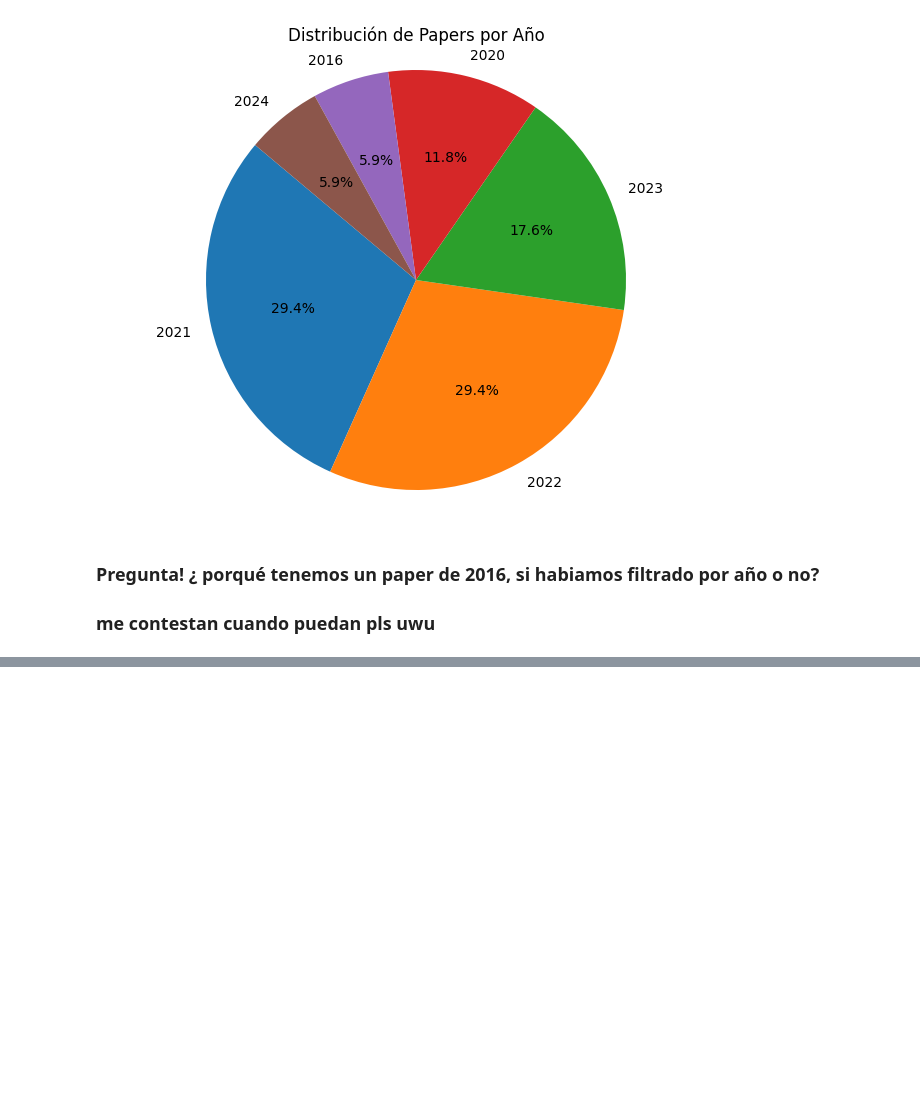
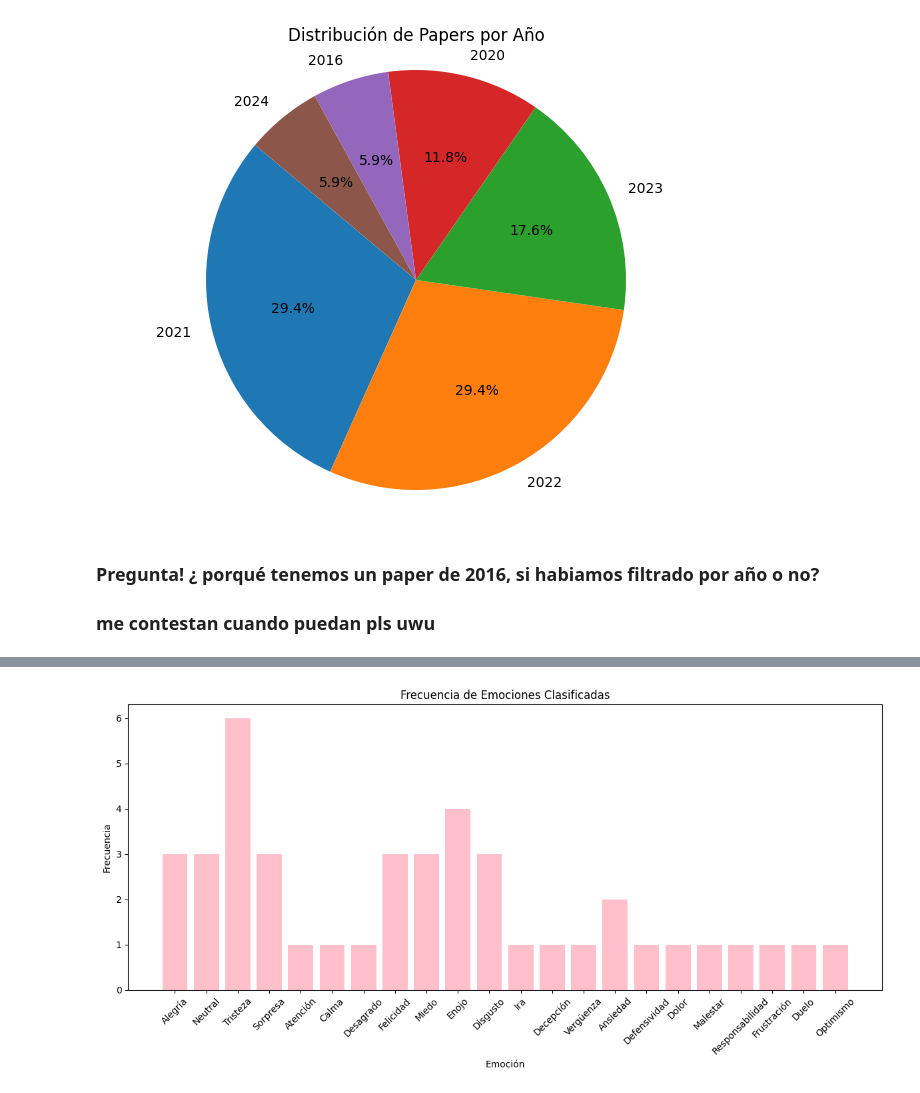
Before and after one commit to BnjmStd/PythonBnjmn, a Jupyter notebook: recognitionEmotion/searchs/analisisPaper/stats.ipynb, the cells around one changed output, grey strips where cells are left out. Saved outputs shown, nothing was run; the diff lists cells and outputs as text; code cells hidden in the pictures; blank space fills up the shorter version.

```diff
--- a/recognitionEmotion/searchs/analisisPaper/stats.ipynb
+++ b/recognitionEmotion/searchs/analisisPaper/stats.ipynb
@@ -168,0 +416,23 @@ print(papersPorAno)
+# %%
+data = {
+    'Emoción': ['Alegría', 'Neutral', 'Tristeza', 'Sorpresa', 'Atención',
+                'Calma', 'Desagrado', 'Felicidad', 'Miedo', 'Enojo',
+                'Disgusto', 'Ira', 'Decepción', 'Vergüenza', 'Ansiedad',
+                'Defensividad', 'Dolor', 'Malestar', 'Responsabilidad',
+                'Frustración', 'Duelo', 'Optimismo'],
+    'Frecuencia': [3, 3, 6, 3, 1, 1, 1, 3, 3, 4,
+                   3, 1, 1, 1, 2, 1, 1, 1, 1, 1, 1, 1]
+}
+
+emotion_df = pd.DataFrame(data)
+
+plt.figure(figsize=(12, 6))
+plt.bar(emotion_df['Emoción'], emotion_df['Frecuencia'], color='pink')
+plt.xlabel('Emoción')
+plt.ylabel('Frecuencia')
+plt.title('Frecuencia de Emociones Clasificadas')
+plt.xticks(rotation=45)
+plt.tight_layout()
+plt.show()
+# %% [output]
+[figure, added]
```
Also changed, not shown: parts of 16 cells of this notebook, 1 other file.
